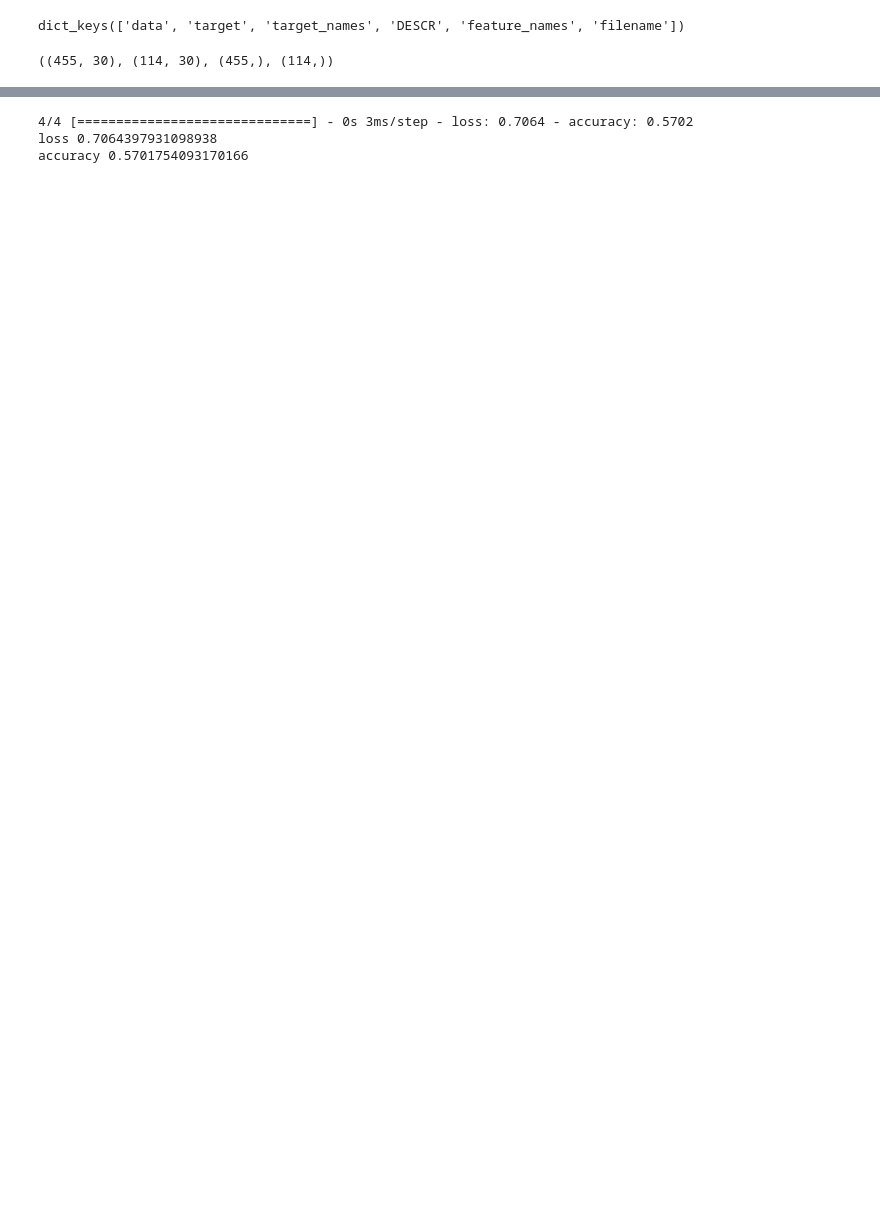
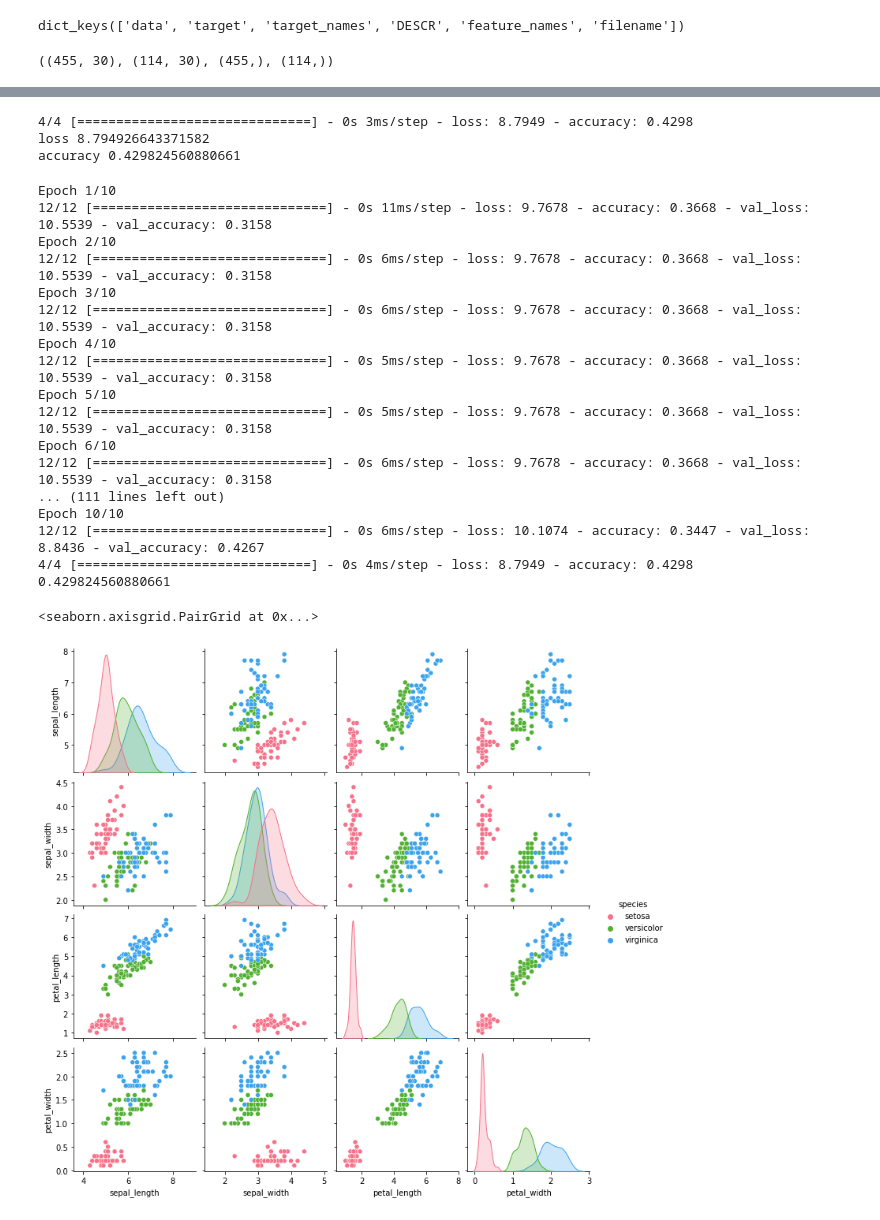
Before and after one commit to Supreme-YS/data_analysis, a Jupyter notebook: MLP_Classification_Keras.ipynb, the cells around one changed output, grey strips where cells are left out. Drawn from its saved outputs; the diff is of its cells as text; code cells hidden in the pictures; blank space fills up the shorter version.

```diff
--- a/MLP_Classification_Keras.ipynb
+++ b/MLP_Classification_Keras.ipynb
@@ -36,11 +40,9 @@ model = Sequential()
 
 model.add(Dense(30, activation='sigmoid', input_shape=(30,)))
 
-model.add(Dense(25, activation='sigmoid'))
-model.add(Dense(20, activation='sigmoid'))
-model.add(Dense(15, activation='sigmoid'))
 model.add(Dense(10, activation='sigmoid'))
-model.add(Dense(5, activation='sigmoid'))
+model.add(Dense(10, activation='sigmoid'))
+model.add(Dense(10, activation='sigmoid'))
 
 model.add(Dense(1)) # 값을 예측하는 것이기 때문에 1개의 출력값
 # %%
@@ -69,4 +72,4 @@ model.compile(loss = 'binary_crossentropy',
              optimizer = SGD(learning_rate=0.01),
               metrics = ['accuracy'] )
 # %%
-model.fit(X_train, y_train, batch_size=10, epochs=300, validation_data=(X_test, y_test), verbose = 1)
+model.fit(X_train, y_train, batch_size=50, epochs=200, verbose = 1)
@@ -94,6 +78,70 @@ result = model.evaluate(X_test, y_test)
 print('loss', result[0])
 print('accuracy', result[1])
 # %% [output]
-4/4 [==============================] - 0s 3ms/step - loss: 0.7064 - accuracy: 0.5702
-loss 0.7064397931098938
-accuracy 0.5701754093170166
+4/4 [==============================] - 0s 3ms/step - loss: 8.7949 - accuracy: 0.4298
+loss 8.794926643371582
+accuracy 0.429824560880661
+# %%
+#  교차 검증으로 테스트
+#  K-Fold 교차검증
+
+
+def get_model() :
+  model.add( Dense(30 , input_shape=(30 , )))
+  model.add( Activation('sigmoid'))
+
+  model.add( Dense(10 , activation='sigmoid'))
+  model.add( Dense(10 , activation='sigmoid'))
+  model.add( Dense(10 , activation='sigmoid'))
+
+  model.add( Dense(1  , activation='sigmoid'))
+  return model
+
+fold = KFold(n_splits = 6 )
+
+acc_list = []
+for train_idx , val_idx in fold.split(X_train) :
+  # print(train_idx , val_idx)
+  x_train_fold , x_val_fold = X_train[train_idx] , X_train[val_idx]
+  y_train_fold , y_val_fold = y_train[train_idx] , y_train[val_idx]
+
+  model = get_model()
+  model.fit(x_train_fold , y_train_fold , epochs = 10 , validation_data = (x_val_fold, y_val_fold))
+
+
+  _, acc = model.evaluate(X_test , y_test)
+  acc_list.append(acc)
+
+print(np.mean(acc_list))
+iris = sns.load_dataset("iris")
+sns.pairplot(iris, hue="species", palette="husl")
+
+# for train_index, test_index in kfold.split(df):
+#     label_train = df["label"].iloc[train_index]
+#     label_test = df["label"].iloc[test_index]
+#     print("교차검증 번호: {0}".format(n_iter))
+#     print("학습 레이블 분포")
+#     print(label_train.value_counts())
+#     print("검증 레이블 분포")
+#     print(label_test.value_counts())
+#     print("")
+# %% [output]
+Epoch 1/10
+12/12 [==============================] - 0s 11ms/step - loss: 9.7678 - accuracy: 0.3668 - val_loss: 10.5539 - val_accuracy: 0.3158
+Epoch 2/10
+12/12 [==============================] - 0s 6ms/step - loss: 9.7678 - accuracy: 0.3668 - val_loss: 10.5539 - val_accuracy: 0.3158
+Epoch 3/10
+12/12 [==============================] - 0s 6ms/step - loss: 9.7678 - accuracy: 0.3668 - val_loss: 10.5539 - val_accuracy: 0.3158
+Epoch 4/10
+12/12 [==============================] - 0s 5ms/step - loss: 9.7678 - accuracy: 0.3668 - val_loss: 10.5539 - val_accuracy: 0.3158
+Epoch 5/10
+12/12 [==============================] - 0s 5ms/step - loss: 9.7678 - accuracy: 0.3668 - val_loss: 10.5539 - val_accuracy: 0.3158
+Epoch 6/10
+12/12 [==============================] - 0s 6ms/step - loss: 9.7678 - accuracy: 0.3668 - val_loss: 10.5539 - val_accuracy: 0.3158
+... (111 lines left out)
+Epoch 10/10
+12/12 [==============================] - 0s 6ms/step - loss: 10.1074 - accuracy: 0.3447 - val_loss: 8.8436 - val_accuracy: 0.4267
+4/4 [==============================] - 0s 4ms/step - loss: 8.7949 - accuracy: 0.4298
+0.429824560880661
+<seaborn.axisgrid.PairGrid at 0x...>
+[figure, added]
```
Also changed, not shown: parts of 13 cells of this notebook.
